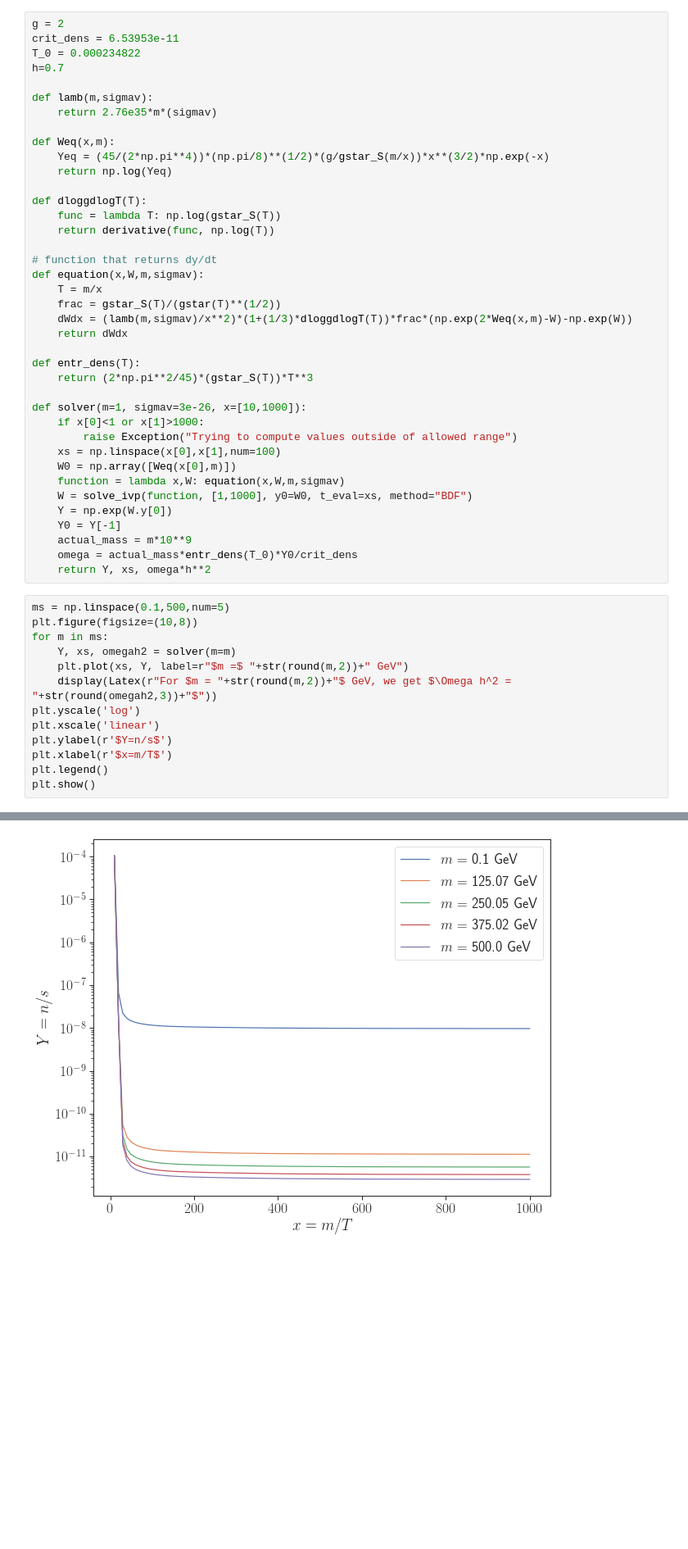
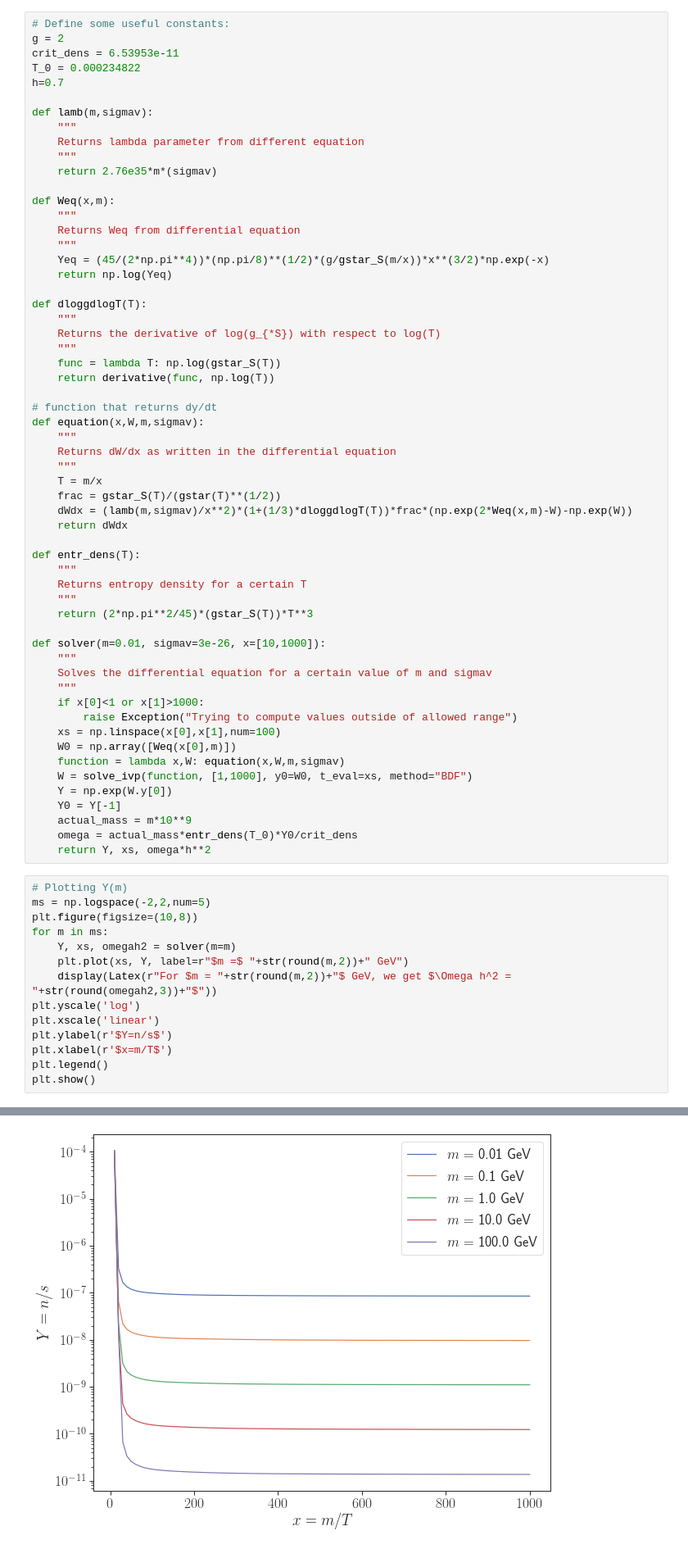
Before and after one commit to adam-coogan/gss19_subhalos, a Jupyter notebook: week_1/andre.ipynb, the cells around one changed output, grey strips where cells are left out. Shown at 82% size. Drawn from its saved outputs; the diff is of its cells as text; blank space fills up the shorter version.

```diff
--- a/week_1/andre.ipynb
+++ b/week_1/andre.ipynb
@@ -138,31 +149,50 @@ Here, $W=\log(Y)$, $Y_{eq}=0.145(g/g_s)x^{3/2}e^{-x}$ and $\lambda=2.76\times 10
 # %%
+# Define some useful constants:
 g = 2
 crit_dens = 6.53953e-11
 T_0 = 0.000234822
 h=0.7
 
 def lamb(m,sigmav):
+    """
+    Returns lambda parameter from different equation
+    """
     return 2.76e35*m*(sigmav)
 
 def Weq(x,m):
+    """
+    Returns Weq from differential equation
+    """
     Yeq = (45/(2*np.pi**4))*(np.pi/8)**(1/2)*(g/gstar_S(m/x))*x**(3/2)*np.exp(-x)
     return np.log(Yeq)
 
 def dloggdlogT(T):
+    """
+    Returns the derivative of log(g_{*S}) with respect to log(T)
+    """
     func = lambda T: np.log(gstar_S(T))
     return derivative(func, np.log(T))
 
 # function that returns dy/dt
 def equation(x,W,m,sigmav):
+    """
+    Returns dW/dx as written in the differential equation
+    """
     T = m/x
     frac = gstar_S(T)/(gstar(T)**(1/2))
     dWdx = (lamb(m,sigmav)/x**2)*(1+(1/3)*dloggdlogT(T))*frac*(np.exp(2*Weq(x,m)-W)-np.exp(W))
     return dWdx
 
 def entr_dens(T):
+    """
+    Returns entropy density for a certain T
+    """
     return (2*np.pi**2/45)*(gstar_S(T))*T**3
 
-def solver(m=1, sigmav=3e-26, x=[10,1000]):
+def solver(m=0.01, sigmav=3e-26, x=[10,1000]):
+    """
+    Solves the differential equation for a certain value of m and sigmav
+    """
     if x[0]<1 or x[1]>1000:
         raise Exception("Trying to compute values outside of allowed range")
     xs = np.linspace(x[0],x[1],num=100)
@@ -175,7 +205,8 @@ def solver(m=1, sigmav=3e-26, x=[10,1000]):
     omega = actual_mass*entr_dens(T_0)*Y0/crit_dens
     return Y, xs, omega*h**2
 # %%
-ms = np.linspace(0.1,500,num=5)
+# Plotting Y(m)
+ms = np.logspace(-2,2,num=5)
 plt.figure(figsize=(10,8))
 for m in ms:
     Y, xs, omegah2 = solver(m=m)
@@ -196,2 +227,2 @@ For $m = 500.0$ GeV, we get $\Omega h^2 = 0.242$
-[figure, old version]
+[figure, new version]
 # %%
```
Also changed, not shown: parts of 11 cells of this notebook.
